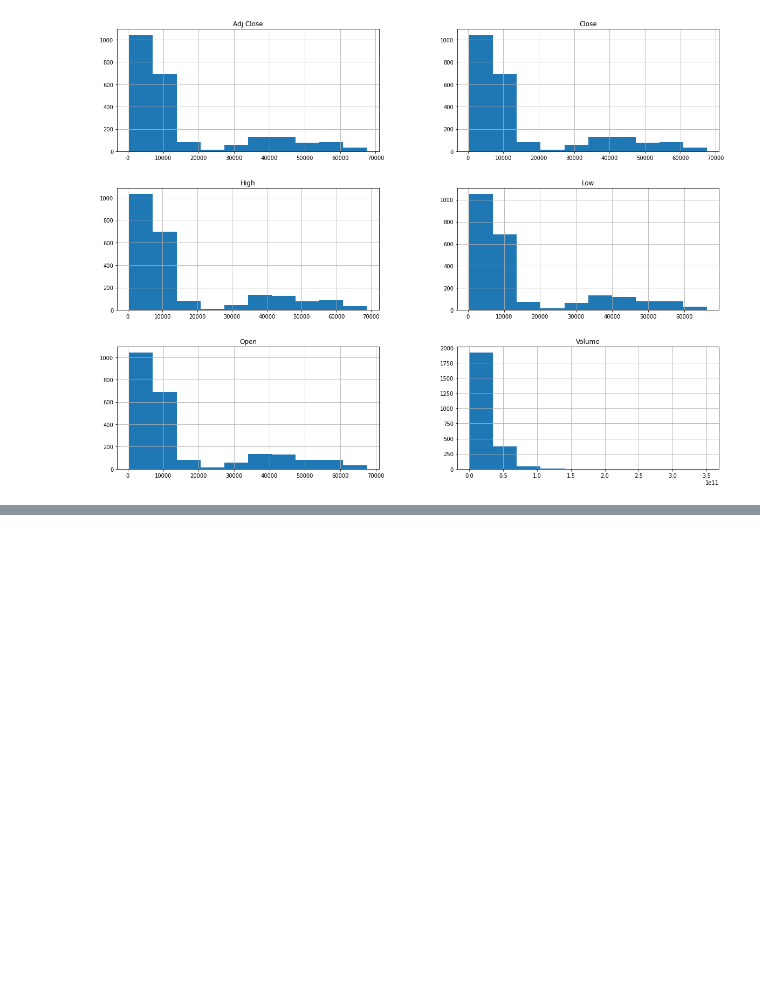
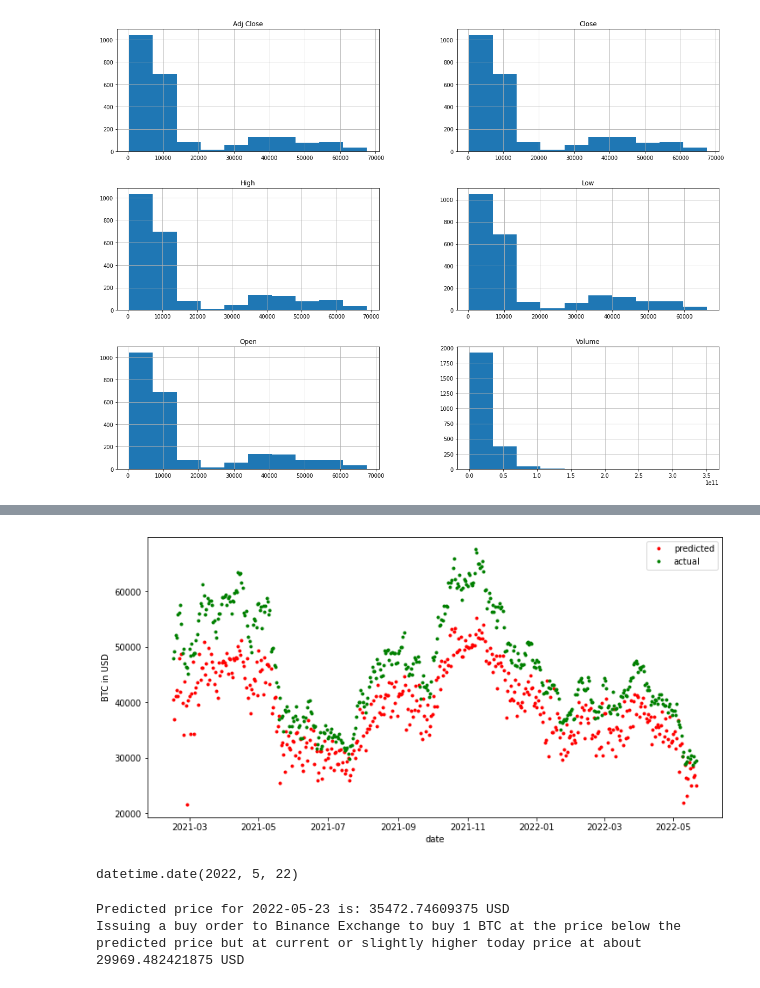
Before and after one commit to nikitaizmailov/custom_regression_signals_for_crypto, a Jupyter notebook: main.ipynb, the cells around one changed output, grey strips where cells are left out. Drawn from its saved outputs; the diff is of its cells as text; code cells hidden in the pictures; blank space fills up the shorter version.

```diff
--- a/main.ipynb
+++ b/main.ipynb
@@ -235,6 +214,6 @@ multi_lstm_model.compile(loss=tf.losses.MeanSquaredError(),
 X_train_3d_1 = X_train_3d.astype("float32")
 y_train_3d_1 = y_train_3d.astype("float32")
 # %%
-history = multi_lstm_model.fit(X_train_3d_1, y_train_3d_1, epochs=20, validation_data=(X_valid_3d, y_valid_3d))
+history = model.fit(X_train_3d_1, y_train_3d_1, epochs=20, validation_data=(X_valid_3d, y_valid_3d))
 # %% [output]
 Epoch 1/20
@@ -263,8 +268,8 @@ mse_test = multi_lstm_model.evaluate(X_test_3d, y_test_3d)
 # %%
-y_predicted = multi_lstm_model.predict(X_test_3d)
+y_predicted = model.predict(X_test_3d)
 # %%
-y_predicted_reshape = y_predicted.reshape(-1,3)
-y_test_reshape = y_test_3d.reshape(-1,3)
+y_predicted_reshape = y_predicted.reshape(-1, label_width)
+y_test_reshape = y_test_3d.reshape(-1, label_width)
 # %%
 y_predicted_inversed = num_pipeline.inverse_transform(y_predicted_reshape)
 # %%
@@ -282,0 +277,3 @@ plt.show()
+# %%
+y_predicted_inversed_reshaped = y_predicted_inversed.reshape(-1)
+y_test_labels_inversed_reshaped = y_test_labels_inversed.reshape(-1)
@@ -282,0 +320,19 @@ plt.show()
+# %%
+plt.figure(figsize=(12,6))
+plt.plot(y_test_time_index, y_predicted_inversed_reshaped, "r.", label="predicted")
+plt.plot(y_test_time_index, y_test_labels_inversed_reshaped, "g.", label="actual")
+plt.xlabel("date")
+plt.ylabel("BTC in USD")
+plt.legend()
+plt.show()
+# %% [output]
+[figure, added]
+# %%
+# Testing out the prediction for the next day BTC price prediction based on the input provided from today to today-29 days
+# pdr.get_data_yahoo(["BTC-USD"], start=datetime.datetime(2015, 12, 30), end=datetime.datetime.now())
+# Automatically predict BTC price for next day from today.
+end_date = datetime.datetime.now().date()
+lb_period = datetime.timedelta(look_back - 1)
+start_date = end_date - lb_period
+# %% [output]
+datetime.date(2022, 5, 22)
@@ -282,0 +344,31 @@ plt.show()
+# %%
+btc_df = btc_data_30days.copy()
+btc_df_vals = btc_df.values
+
+# scale the data with num_pipeline
+btc_df_scaled = num_pipeline.fit_transform(btc_df_vals)
+
+# reshape the data.
+btc_df_reshaped = btc_df_scaled.reshape(1, btc_df_scaled.shape[0], btc_df_scaled.shape[1])
+
+# predict the t+1 BTC price
+y_pred_tomorrow_price = model.predict(btc_df_reshaped)
+
+# inverse_transform the predicted BTC price
+# this line below is just to set transformation for y_target correct
+num_pipeline.fit_transform(y_test_reshaped)
+
+y_pred_inversed = num_pipeline.inverse_transform(y_pred_tomorrow_price).reshape(-1)[0]
+
+today_price = btc_df_vals[-1,1]
+
+# If the predicted Crypto price higher than the previous day, then buy the crypto at current market price but lower than predicted price.
+if y_pred_inversed > today_price:
+    print(f"Predicted price for {next_day_date} is: {y_pred_inversed} USD")
+    print(f"Issuing a buy order to Binance Exchange to buy 1 BTC at the price below the predicted price but at current or slightly higher today price at about {today_price} USD")
+else:
+    print(f"Predicted price for {next_day_date} is: {y_pred_inversed} USD")
+    print("The predicted price is lower than current price {today_price}. No trading request issued. Suggesting to sell some of your bitcoin portfolio as the price is likely to be lower tomorrow")
+# %% [output]
+Predicted price for 2022-05-23 is: 35472.74609375 USD
+Issuing a buy order to Binance Exchange to buy 1 BTC at the price below the predicted price but at current or slightly higher today price at about 29969.482421875 USD
```
Also changed, not shown: parts of 40 cells of this notebook, 4 other files.
